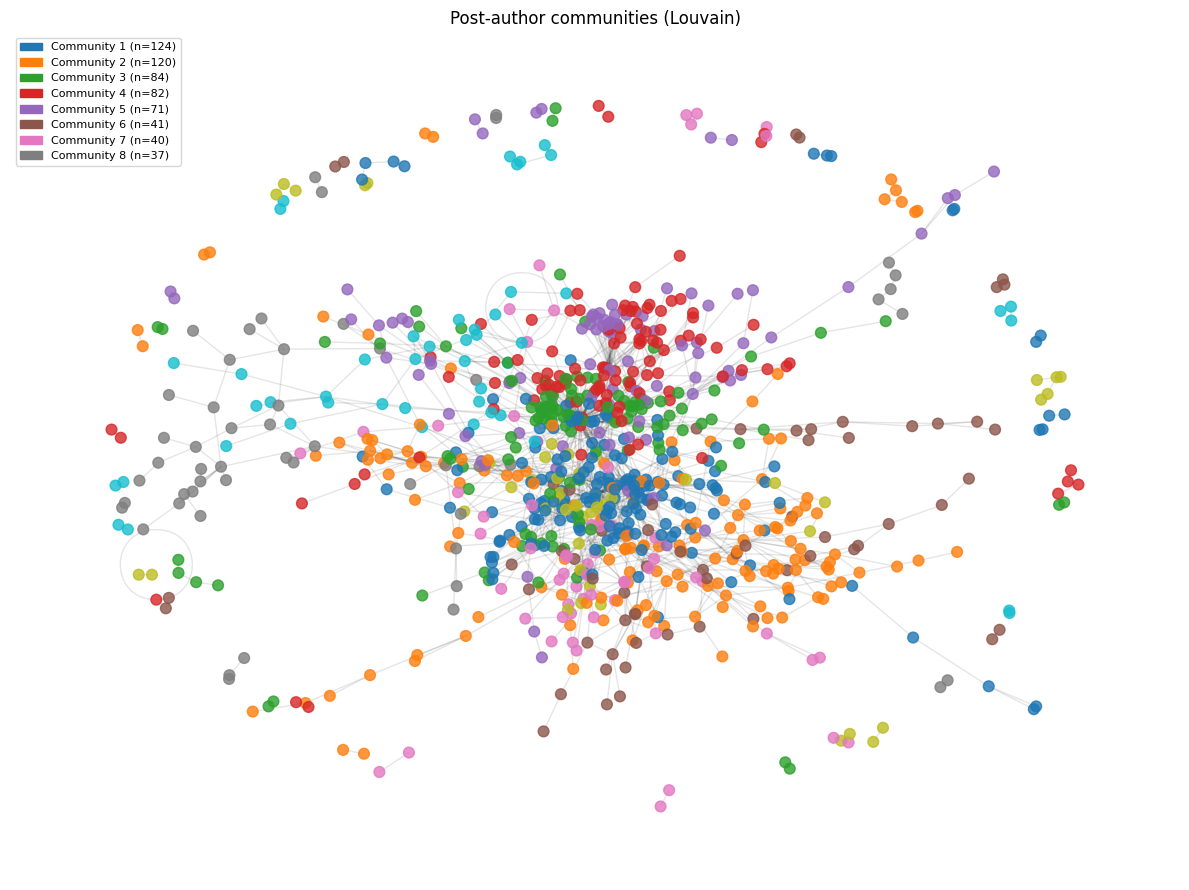
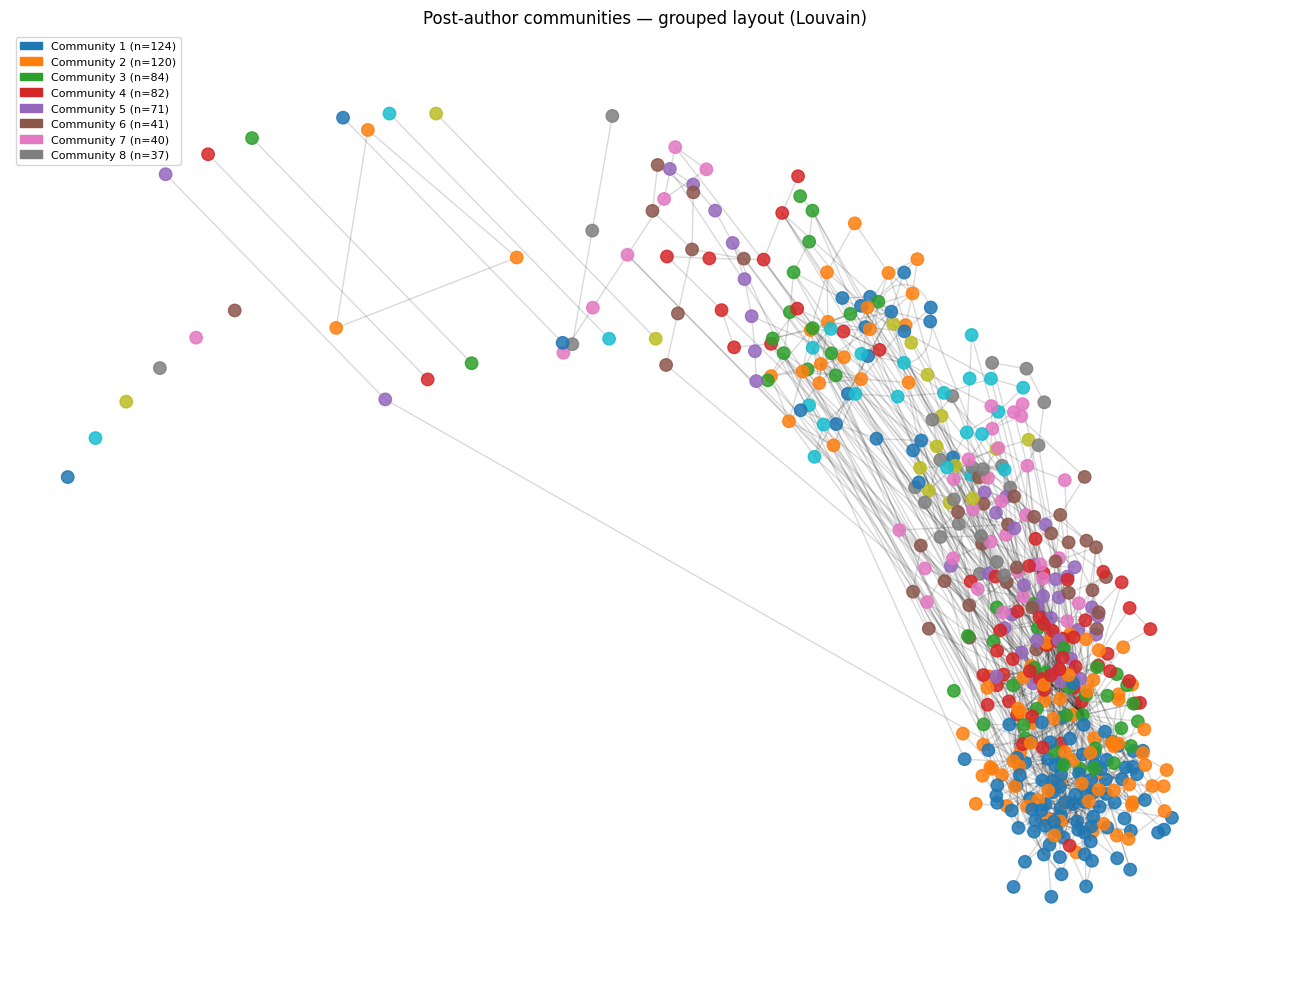
The change to this notebook cell's code, shown as a diff; its figure went from the first image to the second:
--- before
+++ after
@@ -1,13 +1,39 @@
-# Community graph: post-authors colored by community
+# Community graph — post authors only, min degree >= 2, grouped by community
 community_colors = plt.cm.tab10.colors
+
+nodes_to_keep = [n for n in G_posts_connected.nodes()
+                 if n in post_authors and G_posts_connected.degree(n) >= 2]
+G_comm_filtered = G_posts_connected.subgraph(nodes_to_keep).copy()
+print(f"Community graph after filtering: {G_comm_filtered.number_of_nodes()} nodes, {G_comm_filtered.number_of_edges()} edges")
+
+# Position all communities in a circle, spring layout within each
+pos = {}
+n_communities = len(communities)
+centres = {i: (np.cos(2 * np.pi * i / n_communities) * 3,
+               np.sin(2 * np.pi * i / n_communities) * 3)
+           for i in range(n_communities)}
+
+for i, community in enumerate(communities):
+    members = [n for n in community if n in G_comm_filtered.nodes()]
+    if not members:
+        continue
+    sub = G_comm_filtered.subgraph(members)
+    sub_pos = nx.spring_layout(sub, seed=42, k=0.5)
+    cx, cy = centres[i]
+    for node, (x, y) in sub_pos.items():
+        pos[node] = (x * 0.6 + cx, y * 0.6 + cy)
+
+# Only draw nodes that got a position (safety check)
+nodes_with_pos = [n for n in G_comm_filtered.nodes() if n in pos]
+G_draw = G_comm_filtered.subgraph(nodes_with_pos).copy()
+
 node_comm_colors = [
-    community_colors[node_community.get(n, len(community_colors) - 1) % len(community_colors)]
-    for n in G_posts_connected.nodes()
+    community_colors[node_community.get(n, 0) % len(community_colors)]
+    for n in G_draw.nodes()
 ]
 
-pos_c = nx.spring_layout(G_posts_connected, seed=42, k=0.4)
-fig, ax = plt.subplots(figsize=(12, 9))
-nx.draw_networkx_nodes(G_posts_connected, pos_c, node_color=node_comm_colors, node_size=60, alpha=0.8, ax=ax)
-nx.draw_networkx_edges(G_posts_connected, pos_c, alpha=0.1, ax=ax)
+fig, ax = plt.subplots(figsize=(13, 10))
+nx.draw_networkx_nodes(G_draw, pos, node_color=node_comm_colors, node_size=80, alpha=0.85, ax=ax)
+nx.draw_networkx_edges(G_draw, pos, alpha=0.15, ax=ax)
 
 legend_patches = [
@@ -16,5 +42,5 @@
 ]
 ax.legend(handles=legend_patches, loc='upper left', fontsize=8)
-ax.set_title("Post-author communities (Louvain)", fontsize=12)
+ax.set_title("Post-author communities — grouped layout (Louvain)", fontsize=12)
 ax.axis('off')
 plt.tight_layout()

Commit: updated community visualizations